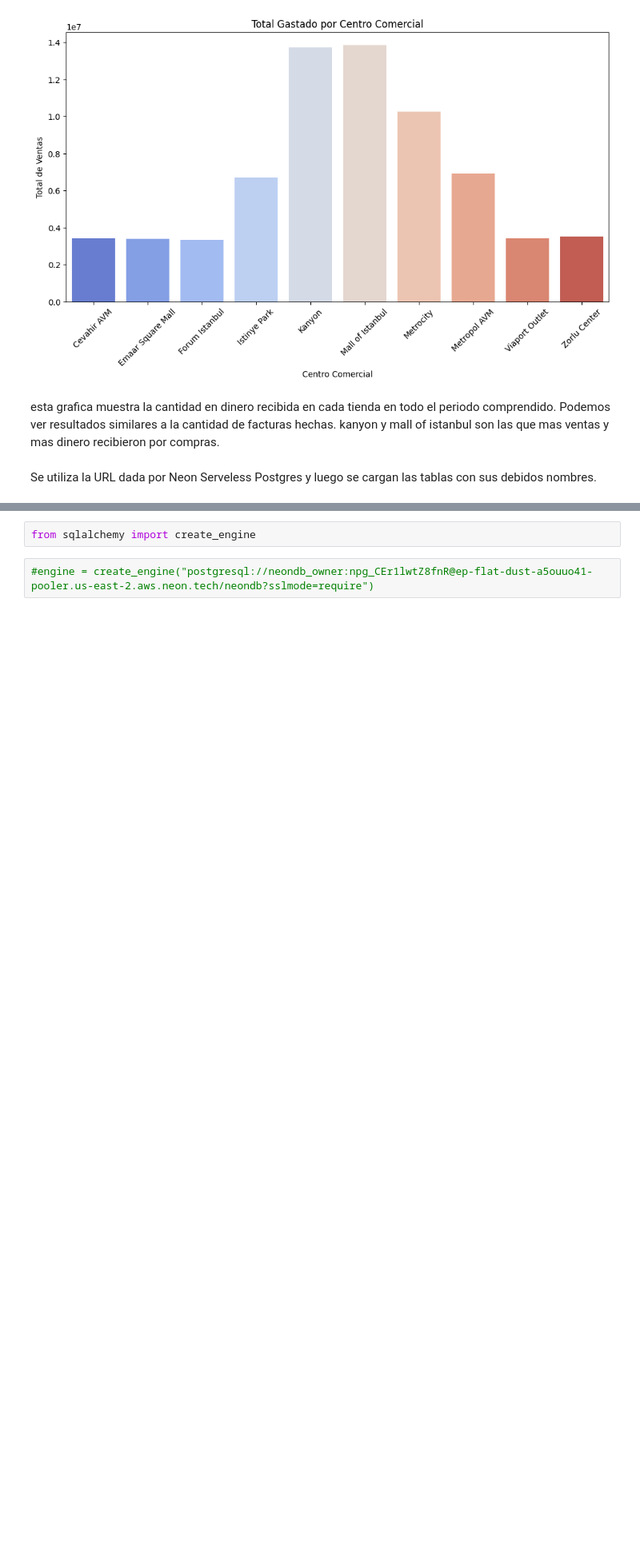
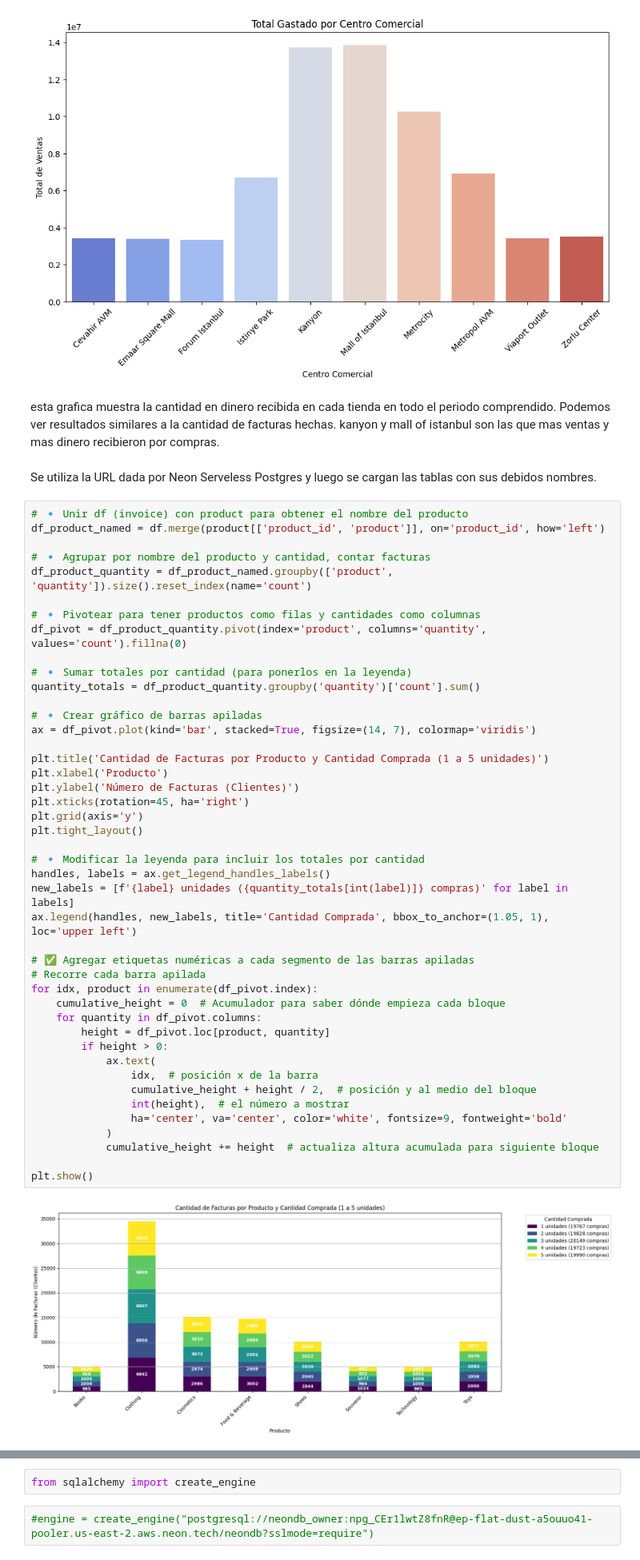
Before and after one commit to juanjoher/CIENCIADATOSP1, a Jupyter notebook: Proyecto.ipynb, the cells around one changed output, grey strips where cells are left out. Shown at 80% size. Drawn from its saved outputs; the diff is of its cells as text; blank space fills up the shorter version.

```diff
--- a/Proyecto.ipynb
+++ b/Proyecto.ipynb
@@ -723,3 +697,49 @@ Passing `palette` without assigning `hue` is deprecated and will be removed in v
 esta grafica muestra la cantidad en dinero recibida en cada tienda en todo el periodo comprendido. Podemos ver resultados similares a la cantidad de facturas hechas. kanyon y mall of istanbul son las que mas ventas y mas dinero recibieron por compras.
 # %% [markdown]
 Se utiliza la URL dada por Neon Serveless Postgres y luego se cargan las tablas con sus debidos nombres.
+# %%
+# 🔹 Unir df (invoice) con product para obtener el nombre del producto
+df_product_named = df.merge(product[['product_id', 'product']], on='product_id', how='left')
+
+# 🔹 Agrupar por nombre del producto y cantidad, contar facturas
+df_product_quantity = df_product_named.groupby(['product', 'quantity']).size().reset_index(name='count')
+
+# 🔹 Pivotear para tener productos como filas y cantidades como columnas
+df_pivot = df_product_quantity.pivot(index='product', columns='quantity', values='count').fillna(0)
+
+# 🔹 Sumar totales por cantidad (para ponerlos en la leyenda)
+quantity_totals = df_product_quantity.groupby('quantity')['count'].sum()
+
+# 🔹 Crear gráfico de barras apiladas
+ax = df_pivot.plot(kind='bar', stacked=True, figsize=(14, 7), colormap='viridis')
+
+plt.title('Cantidad de Facturas por Producto y Cantidad Comprada (1 a 5 unidades)')
+plt.xlabel('Producto')
+plt.ylabel('Número de Facturas (Clientes)')
+plt.xticks(rotation=45, ha='right')
+plt.grid(axis='y')
+plt.tight_layout()
+
+# 🔹 Modificar la leyenda para incluir los totales por cantidad
+handles, labels = ax.get_legend_handles_labels()
+new_labels = [f'{label} unidades ({quantity_totals[int(label)]} compras)' for label in labels]
+ax.legend(handles, new_labels, title='Cantidad Comprada', bbox_to_anchor=(1.05, 1), loc='upper left')
+
+# ✅ Agregar etiquetas numéricas a cada segmento de las barras apiladas
+# Recorre cada barra apilada
+for idx, product in enumerate(df_pivot.index):
+    cumulative_height = 0  # Acumulador para saber dónde empieza cada bloque
+    for quantity in df_pivot.columns:
+        height = df_pivot.loc[product, quantity]
+        if height > 0:
+            ax.text(
+                idx,  # posición x de la barra
+                cumulative_height + height / 2,  # posición y al medio del bloque
+                int(height),  # el número a mostrar
+                ha='center', va='center', color='white', fontsize=9, fontweight='bold'
+            )
+            cumulative_height += height  # actualiza altura acumulada para siguiente bloque
+
+plt.show()
+# %% [output]
+[figure, added]
```
Also changed, not shown: parts of 4 cells of this notebook.
